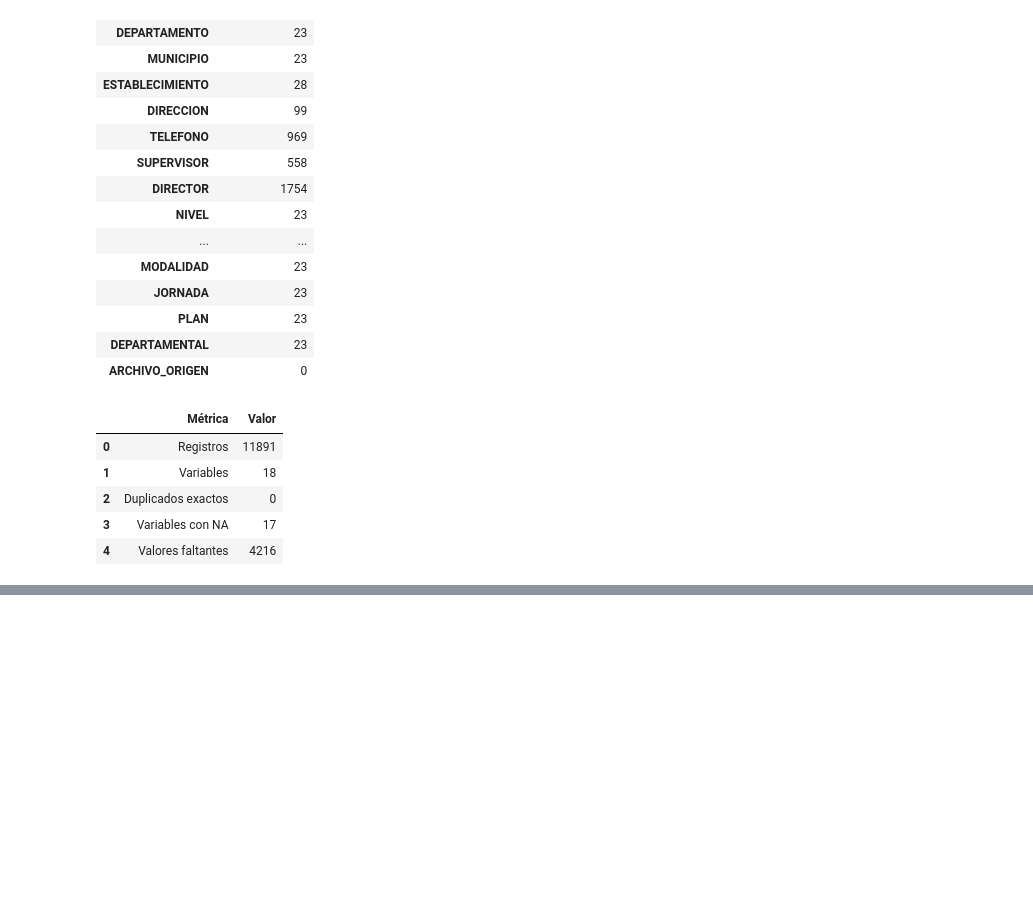
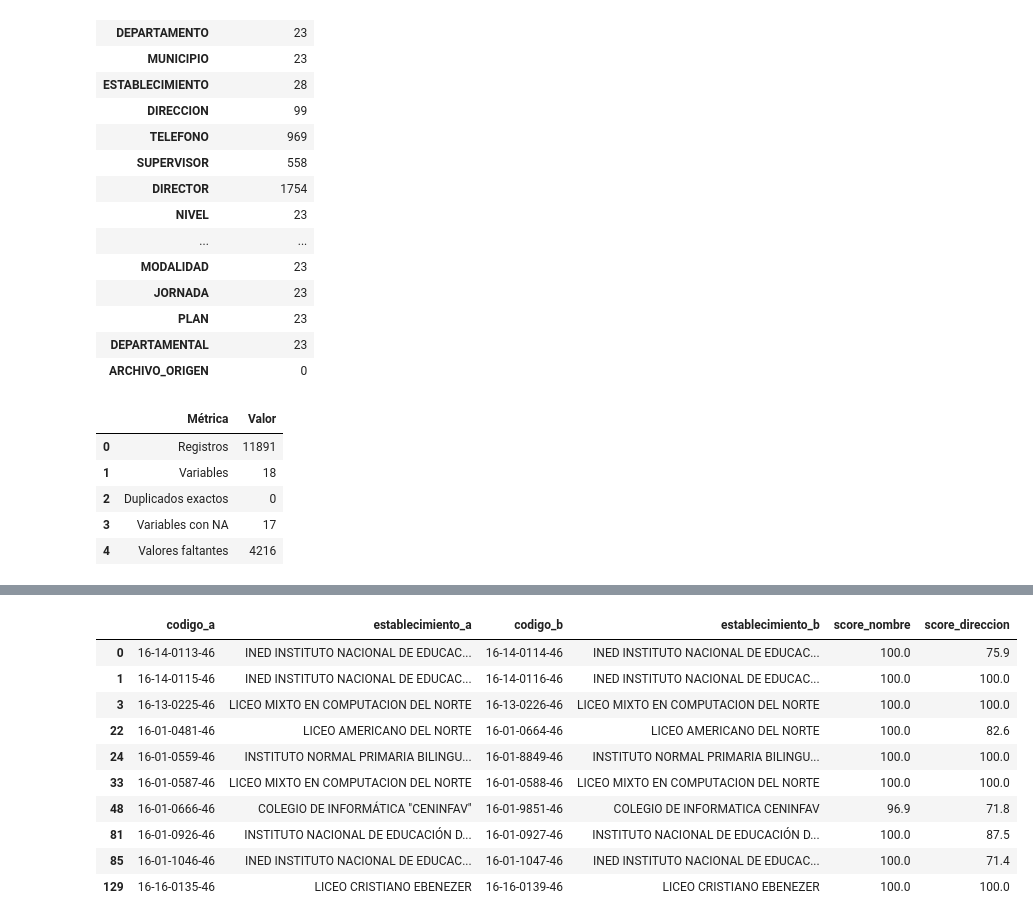
Before and after one commit to Emadlgg/Data_Science, a Jupyter notebook: Proyecto1/Proyecto1.ipynb, the cells around one changed output, grey strips where cells are left out. Drawn from its saved outputs; the diff is of its cells as text; code cells hidden in the pictures; blank space fills up the shorter version.

```diff
--- a/Proyecto1/Proyecto1.ipynb
+++ b/Proyecto1/Proyecto1.ipynb
@@ -686,0 +909,3 @@ resumen
+# %%
+# Copia del dataset crudo
+df_clean = df_raw.copy()
@@ -686,0 +1854,12 @@ resumen
+# %%
+def norm_geo(x):
+    """Normaliza texto para comparación (sin acentos, mayúsculas, sin espacios extra)."""
+    if pd.isna(x):
+        return x
+    return unidecode(str(x)).upper().strip()
+
+deptos_validos_norm = set(norm_geo(d) for d in DEPARTAMENTOS_VALIDOS)
+munis_validos_norm = set(norm_geo(m) for m in TODOS_LOS_MUNICIPIOS) | {"GUATEMALA"}
+
+deptos_en_datos = set(norm_geo(d) for d in df_clean["DEPARTAMENTO"].dropna().unique())
+print("Departamentos fuera de catálogo:", deptos_en_datos - deptos_validos_norm)
@@ -686,0 +2077,73 @@ resumen
+# %%
+print("="*70)
+print("5.6 DUPLICADOS PARCIALES (RapidFuzz)")
+print("="*70)
+
+def norm_txt(x):
+    if pd.isna(x):
+        return ""
+    x = unidecode(str(x)).upper().strip()
+    return " ".join(x.split())
+
+df_clean["_EST_NORM"] = df_clean["ESTABLECIMIENTO"].apply(norm_txt)
+df_clean["_DIR_NORM"] = df_clean["DIRECCION"].apply(norm_txt)
+df_clean["_TEL_NORM"] = df_clean["TELEFONO_NORMALIZADO"].apply(norm_txt)
+
+candidatos = []
+for (depto, muni), grupo in df_clean.groupby(["DEPARTAMENTO", "MUNICIPIO_LIMPIO"]):
+    idxs = grupo.index.tolist()
+    n = len(idxs)
+    if n < 2:
+        continue
+    for i in range(n):
+        for j in range(i + 1, n):
+            a, b = idxs[i], idxs[j]
+            if not df_clean.loc[a, "_EST_NORM"] or not df_clean.loc[b, "_EST_NORM"]:
+                continue
+            score_est = fuzz.token_sort_ratio(df_clean.loc[a, "_EST_NORM"], df_clean.loc[b, "_EST_NORM"])
+            if score_est < 92:
+                continue
+            score_dir = (
+                fuzz.token_sort_ratio(df_clean.loc[a, "_DIR_NORM"], df_clean.loc[b, "_DIR_NORM"])
+                if df_clean.loc[a, "_DIR_NORM"] and df_clean.loc[b, "_DIR_NORM"] else 0
+            )
+            mismo_tel = df_clean.loc[a, "_TEL_NORM"] == df_clean.loc[b, "_TEL_NORM"] and df_clean.loc[a, "_TEL_NORM"] != ""
+            if score_dir >= 70 or mismo_tel:
+                candidatos.append({
+                    "codigo_a": df_clean.loc[a, "CODIGO"], "codigo_b": df_clean.loc[b, "CODIGO"],
+                    "establecimiento_a": df_clean.loc[a, "ESTABLECIMIENTO"],
+                    "establecimiento_b": df_clean.loc[b, "ESTABLECIMIENTO"],
+                    "score_nombre": round(score_est, 1), "score_direccion": round(score_dir, 1),
+                    "mismo_telefono": mismo_tel,
+                    "misma_jornada": df_clean.loc[a, "JORNADA"] == df_clean.loc[b, "JORNADA"],
+                    "mismo_plan": df_clean.loc[a, "PLAN"] == df_clean.loc[b, "PLAN"],
+                    "idx_a": a, "idx_b": b,
+                })
+
+candidatos_df = pd.DataFrame(candidatos)
+print(f"Candidatos totales (nombre >=92 y dirección/teléfono coincidente): {len(candidatos_df)}")
+
+# Se consideran "posibles duplicados" únicamente los que además comparten
+# JORNADA y PLAN (mayor probabilidad de ser el mismo registro repetido, y no
+# la misma institución ofreciendo un programa distinto).
+posibles_duplicados_df = candidatos_df[candidatos_df["misma_jornada"] & candidatos_df["mismo_plan"]].copy()
+print(f"Candidatos con misma JORNADA y PLAN (posibles duplicados): {len(posibles_duplicados_df)}")
+
+idx_posibles_duplicados = set(posibles_duplicados_df["idx_a"]) | set(posibles_duplicados_df["idx_b"])
+df_clean["POSIBLE_DUPLICADO"] = df_clean.index.isin(idx_posibles_duplicados)
+print(f"Registros marcados como POSIBLE_DUPLICADO: {df_clean['POSIBLE_DUPLICADO'].sum()}")
+
+registrar(
+    "DATASET",
+    "Duplicados parciales: mismo establecimiento con variaciones de escritura o registrado más de una vez",
+    "Detección con RapidFuzz (token_sort_ratio) agrupando por DEPARTAMENTO+MUNICIPIO; se marca POSIBLE_DUPLICADO=True "
+    "cuando nombre >=92%, coincide dirección (>=70%) o teléfono, Y coincide JORNADA y PLAN",
+    int(df_clean["POSIBLE_DUPLICADO"].sum()),
+    "No se elimina ningún registro automáticamente: muchos pares corresponden a la misma institución que ofrece más de un "
+    "programa u horario bajo códigos distintos, lo cual es válido. Se deja marcado para revisión manual, conforme lo "
+    "solicita la guía."
+)
+
+print("\nMuestra de pares candidatos (primeros 10):")
+posibles_duplicados_df[["codigo_a", "establecimiento_a", "codigo_b", "establecimiento_b", "score_nombre", "score_direccion"]].head(10)
+# %% [output]
@@ -686,0 +2158,11 @@ resumen
+|  | codigo_a | establecimiento_a | codigo_b | establecimiento_b | score_nombre | score_direccion |
+| 0 | 16-14-0113-46 | INED INSTITUTO NACIONAL DE EDUCAC... | 16-14-0114-46 | INED INSTITUTO NACIONAL DE EDUCAC... | 100.0 | 75.9 |
+| 1 | 16-14-0115-46 | INED INSTITUTO NACIONAL DE EDUCAC... | 16-14-0116-46 | INED INSTITUTO NACIONAL DE EDUCAC... | 100.0 | 100.0 |
+| 3 | 16-13-0225-46 | LICEO MIXTO EN COMPUTACION DEL NORTE | 16-13-0226-46 | LICEO MIXTO EN COMPUTACION DEL NORTE | 100.0 | 100.0 |
+| 22 | 16-01-0481-46 | LICEO AMERICANO DEL NORTE | 16-01-0664-46 | LICEO AMERICANO DEL NORTE | 100.0 | 82.6 |
+| 24 | 16-01-0559-46 | INSTITUTO NORMAL PRIMARIA BILINGU... | 16-01-8849-46 | INSTITUTO NORMAL PRIMARIA BILINGU... | 100.0 | 100.0 |
+| 33 | 16-01-0587-46 | LICEO MIXTO EN COMPUTACION DEL NORTE | 16-01-0588-46 | LICEO MIXTO EN COMPUTACION DEL NORTE | 100.0 | 100.0 |
+| 48 | 16-01-0666-46 | COLEGIO DE INFORMÁTICA "CENINFAV" | 16-01-9851-46 | COLEGIO DE INFORMATICA CENINFAV | 96.9 | 71.8 |
+| 81 | 16-01-0926-46 | INSTITUTO NACIONAL DE EDUCACIÓN D... | 16-01-0927-46 | INSTITUTO NACIONAL DE EDUCACIÓN D... | 100.0 | 87.5 |
+| 85 | 16-01-1046-46 | INED INSTITUTO NACIONAL DE EDUCAC... | 16-01-1047-46 | INED INSTITUTO NACIONAL DE EDUCAC... | 100.0 | 71.4 |
+| 129 | 16-16-0135-46 | LICEO CRISTIANO EBENEZER | 16-16-0139-46 | LICEO CRISTIANO EBENEZER | 100.0 | 100.0 |
```
Also changed, not shown: parts of 76 cells of this notebook, 33 other files.
